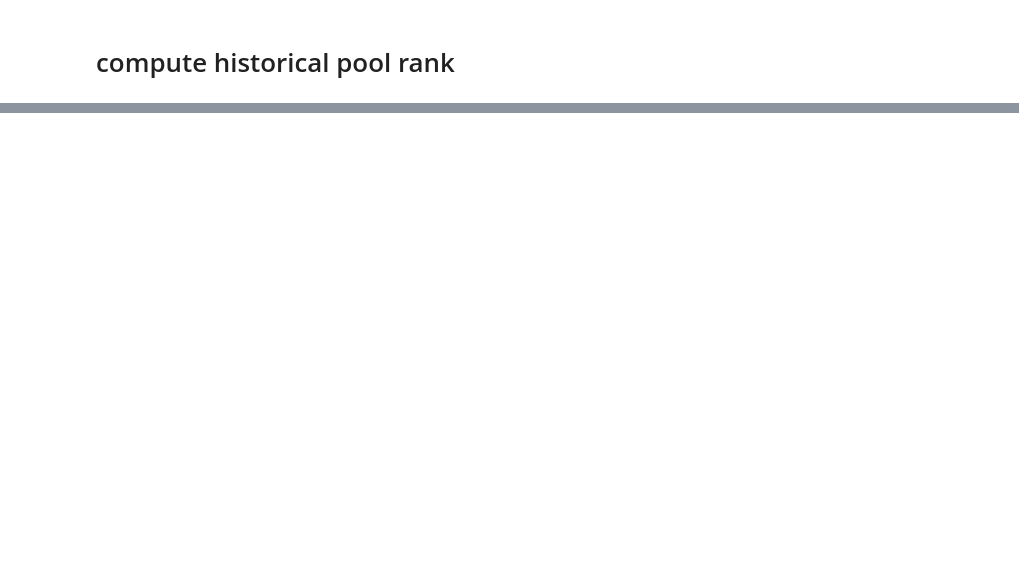
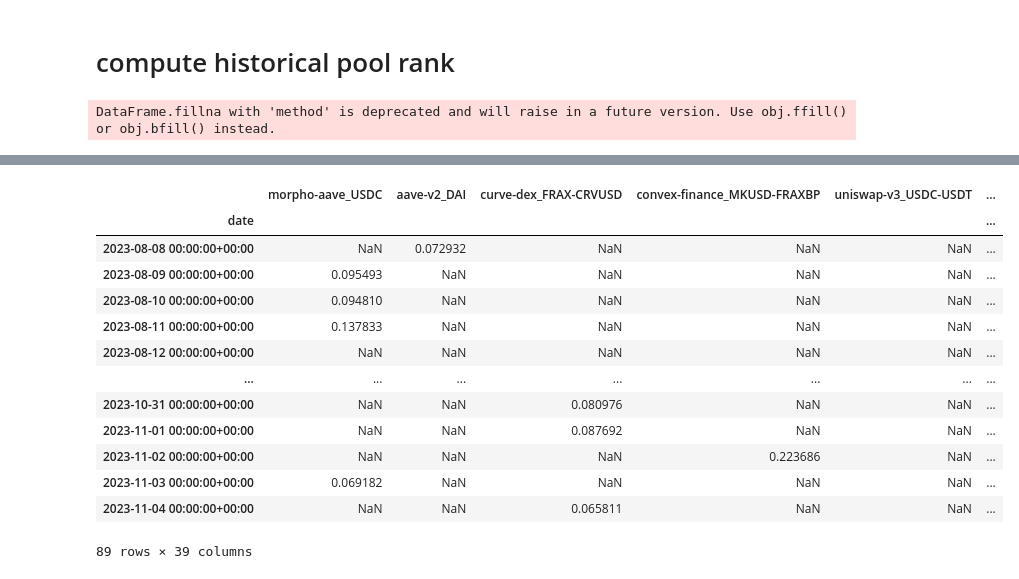
Before and after one commit to Sety-project/YieldOptimizer, a Jupyter notebook: top n ever.ipynb, the cells around one changed output, grey strips where cells are left out. Cells and saved outputs as stored; diff of their text form; code cells hidden in the pictures; blank space fills up the shorter version.

```diff
--- a/top n ever.ipynb
+++ b/top n ever.ipynb
@@ -19,10 +19,8 @@ cf.set_config_file(offline=False, world_readable=True)
 # read files
 # %%
 # vault = 'DynYieldB'
-vault = 'DynLst'
-# dirname = f"C:/Users/david/singularity/midfreq/scrappers/defillama_history/data/{vault}"
-dirname = f"{PROJECT_PATH}/data/{vault}"
-print(dirname)
+vault = 'DynYieldE'
+dirname = os.path.join(os.sep, os.getcwd(), 'data', vault)
 pools = []
 for filename in os.listdir(dirname):
     fullname = os.path.join(os.sep, dirname, filename)
@@ -56,4 +53,4 @@ pool_map = metadata[['pool','project','symbol']].set_index('pool').T.to_dict()
 pool_map = {key: '{}_{}'.format(x['project'], x['symbol']) for key, x in pool_map.items()}
 index_map = {f'weight_{i}': f'w_{value}' for i, value in enumerate(pool_map.values())}
 index_map |= {f'yield_{i}': f'y_{value}' for i, value in enumerate(pool_map.values())}
-pool_map
+history.columns = [pool_map[col] for col in history.columns]
@@ -80,11 +79,27 @@ pool_map
 # %%
 max_rank = 10
 end = datetime.now().replace(tzinfo=timezone.utc)
 start = end - timedelta(days = 90)
 df = history.fillna(method='ffill')
 df = df[(df.index >= start)&(df.index <= end)]
 best_only = df[df.rank(axis=1, ascending=False)<max_rank].dropna(how='all', axis=1)
 #best_only = best_only.rename(columns=pool_map)
 best_only.iplot()
+best_only
 # %% [output]
+DataFrame.fillna with 'method' is deprecated and will raise in a future version. Use obj.ffill() or obj.bfill() instead.
 [interactive output not drawn]
+|  | morpho-aave_USDC | aave-v2_DAI | curve-dex_FRAX-CRVUSD | convex-finance_MKUSD-FRAXBP | uniswap-v3_USDC-USDT | ... |
+| date |  |  |  |  |  | ... |
+| 2023-08-08 00:00:00+00:00 | NaN | 0.072932 | NaN | NaN | NaN | ... |
+| 2023-08-09 00:00:00+00:00 | 0.095493 | NaN | NaN | NaN | NaN | ... |
+| 2023-08-10 00:00:00+00:00 | 0.094810 | NaN | NaN | NaN | NaN | ... |
+| 2023-08-11 00:00:00+00:00 | 0.137833 | NaN | NaN | NaN | NaN | ... |
+| 2023-08-12 00:00:00+00:00 | NaN | NaN | NaN | NaN | NaN | ... |
+| ... | ... | ... | ... | ... | ... | ... |
+| 2023-10-31 00:00:00+00:00 | NaN | NaN | 0.080976 | NaN | NaN | ... |
+| 2023-11-01 00:00:00+00:00 | NaN | NaN | 0.087692 | NaN | NaN | ... |
+| 2023-11-02 00:00:00+00:00 | NaN | NaN | NaN | 0.223686 | NaN | ... |
+| 2023-11-03 00:00:00+00:00 | 0.069182 | NaN | NaN | NaN | NaN | ... |
+| 2023-11-04 00:00:00+00:00 | NaN | NaN | 0.065811 | NaN | NaN | ... |
+89 rows × 39 columns
```
Also changed, not shown: parts of 8 cells of this notebook, 2 other files.
